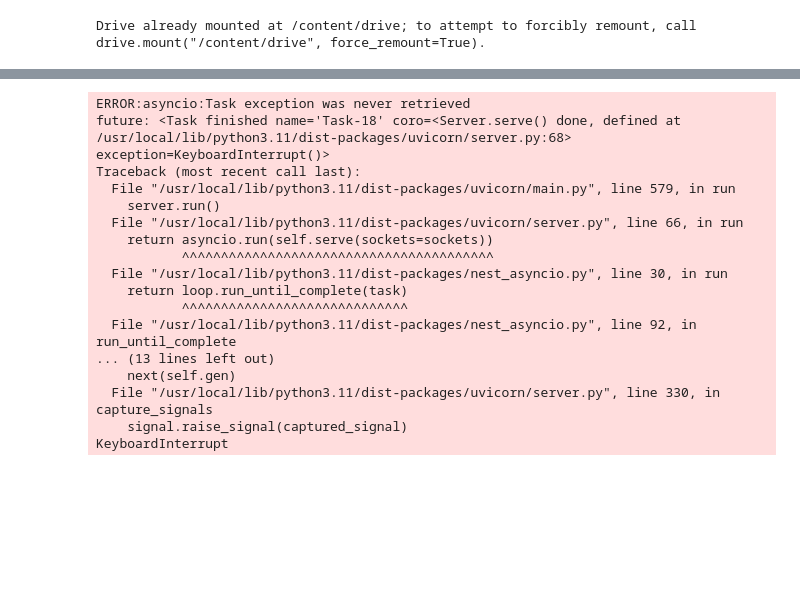
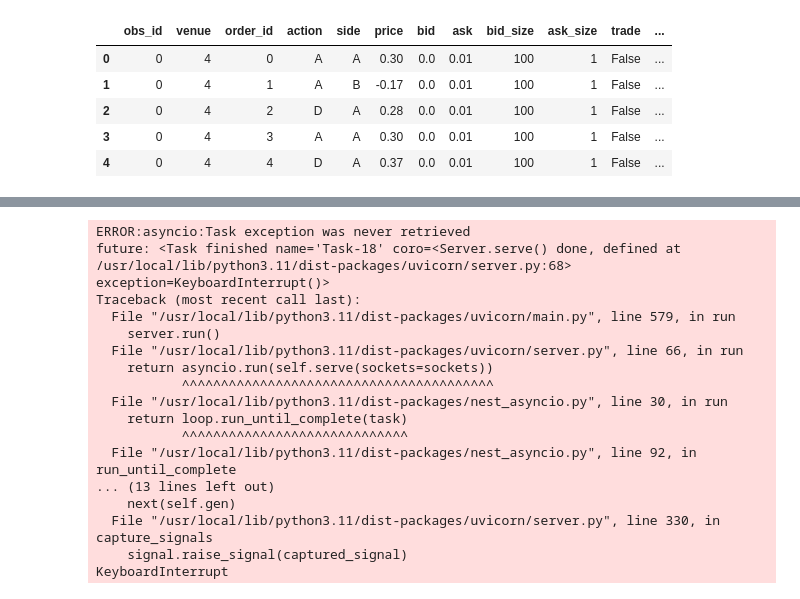
Before and after one commit to egardn/Guess_The_Stock, a Jupyter notebook: project.ipynb, the cells around one changed output, grey strips where cells are left out. Drawn from its saved outputs; the diff is of its cells as text; code cells hidden in the pictures; blank space fills up the shorter version.

Commit message:
Kaggle Notebook | CFM - Guess the stock | Version 1

```diff
--- a/project.ipynb
+++ b/project.ipynb
@@ -1,12 +1,8 @@
-# %%
-import os
-from google.colab import drive
-drive.mount('/content/drive')
-GOOGLE_DRIVE_PATH = '/content/drive/MyDrive/CFM_Guess_The_Stock'
-X_TRAIN_PICKLE_PATH = os.path.join(GOOGLE_DRIVE_PATH, 'X_train.pkl')
-Y_TRAIN_PICKLE_PATH = os.path.join(GOOGLE_DRIVE_PATH, 'y_train.pkl')
-# %% [output]
-Drive already mounted at /content/drive; to attempt to forcibly remount, call drive.mount("/content/drive", force_remount=True).
+# %%
+import os
+
+X_TRAIN_PICKLE_PATH = '/kaggle/input/cfm-gts/X_train.pkl'
+Y_TRAIN_PICKLE_PATH = '/kaggle/input/cfm-gts/y_train.pkl'
 # %%
 import numpy as np
 import pandas as pd
@@ -26,6 +22,15 @@ from tensorflow.keras.models import Model
 if os.path.exists(X_TRAIN_PICKLE_PATH) and os.path.exists(Y_TRAIN_PICKLE_PATH):
     X_train = pd.read_pickle(X_TRAIN_PICKLE_PATH)
     y_train = pd.read_pickle(Y_TRAIN_PICKLE_PATH)
+# %%
+X_train.head()
+# %% [output]
+|  | obs_id | venue | order_id | action | side | price | bid | ask | bid_size | ask_size | trade | ... |
+| 0 | 0 | 4 | 0 | A | A | 0.30 | 0.0 | 0.01 | 100 | 1 | False | ... |
+| 1 | 0 | 4 | 1 | A | B | -0.17 | 0.0 | 0.01 | 100 | 1 | False | ... |
+| 2 | 0 | 4 | 2 | D | A | 0.28 | 0.0 | 0.01 | 100 | 1 | False | ... |
+| 3 | 0 | 4 | 3 | A | A | 0.30 | 0.0 | 0.01 | 100 | 1 | False | ... |
+| 4 | 0 | 4 | 4 | D | A | 0.37 | 0.0 | 0.01 | 100 | 1 | False | ... |
 # %%
 import numpy as np
 import pandas as pd
```
Also changed, not shown: parts of 2 cells of this notebook.
